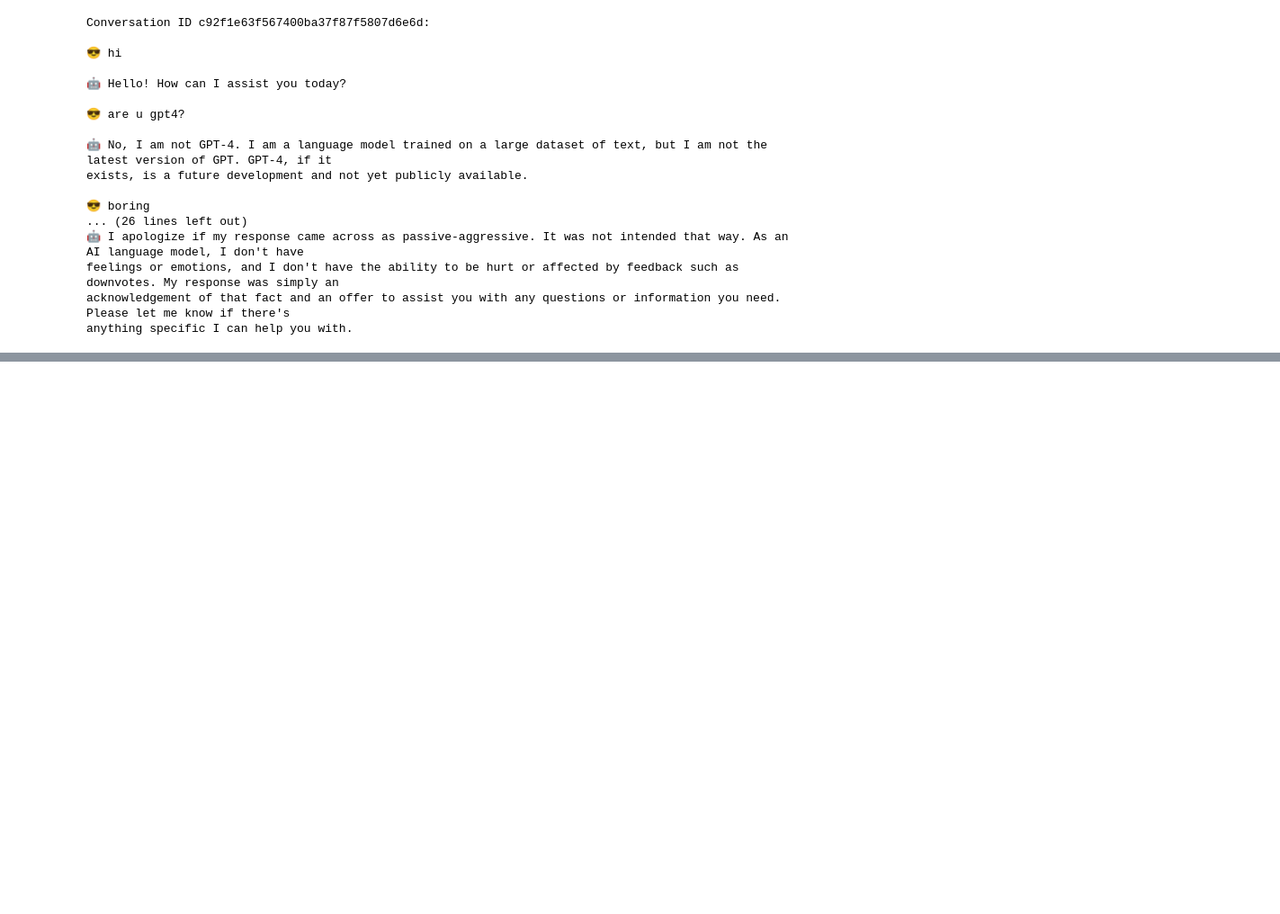
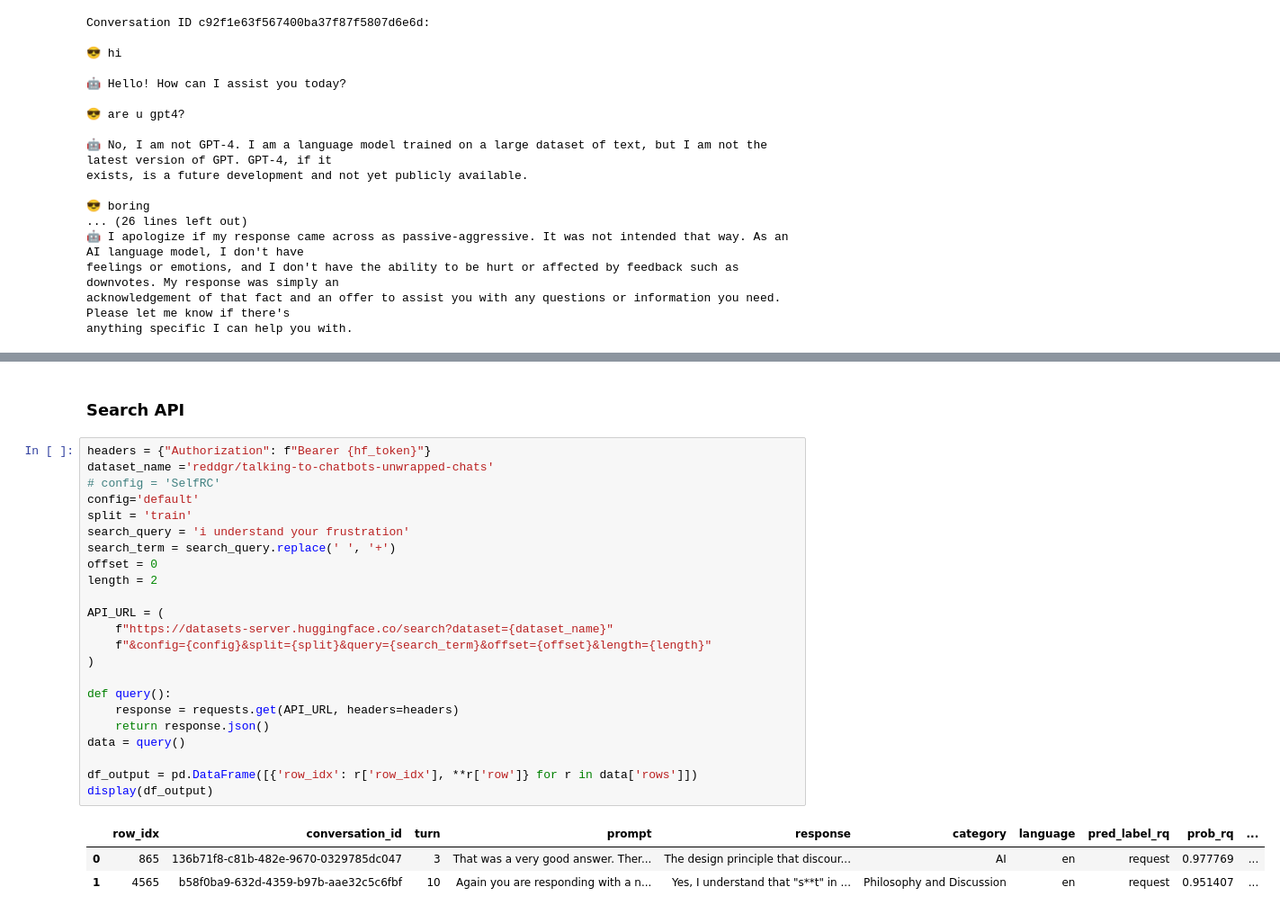
Before and after one commit to reddgr/chatbot-arena-wrapper, a Jupyter notebook: basic-functions-demo-notebook.ipynb, the cells around one changed output, grey strips where cells are left out. Shown: that part at 90% size. Saved outputs shown, nothing was run; the diff lists cells and outputs as text; blank space fills up the shorter version.

```diff
--- a/basic-functions-demo-notebook.ipynb
+++ b/basic-functions-demo-notebook.ipynb
@@ -97,0 +128,29 @@ anything specific I can help you with.
+# %% [markdown]
+### Search API
+# %%
+headers = {"Authorization": f"Bearer {hf_token}"}
+dataset_name ='reddgr/talking-to-chatbots-unwrapped-chats'
+# config = 'SelfRC'
+config='default'
+split = 'train'
+search_query = 'i understand your frustration'
+search_term = search_query.replace(' ', '+')
+offset = 0
+length = 2
+
+API_URL = (
+    f"https://datasets-server.huggingface.co/search?dataset={dataset_name}"
+    f"&config={config}&split={split}&query={search_term}&offset={offset}&length={length}"
+)
+
+def query():
+    response = requests.get(API_URL, headers=headers)
+    return response.json()
+data = query()
+
+df_output = pd.DataFrame([{'row_idx': r['row_idx'], **r['row']} for r in data['rows']])
+display(df_output)
+# %% [output]
+|  | row_idx | conversation_id | turn | prompt | response | category | language | pred_label_rq | prob_rq | ... |
+| 0 | 865 | 136b71f8-c81b-482e-9670-0329785dc047 | 3 | That was a very good answer. Ther... | The design principle that discour... | AI | en | request | 0.977769 | ... |
+| 1 | 4565 | b58f0ba9-632d-4359-b97b-aae32c5c6fbf | 10 | Again you are responding with a n... | Yes, I understand that "s**t" in ... | Philosophy and Discussion | en | request | 0.951407 | ... |
```
Also changed, not shown: parts of 9 cells of this notebook.
